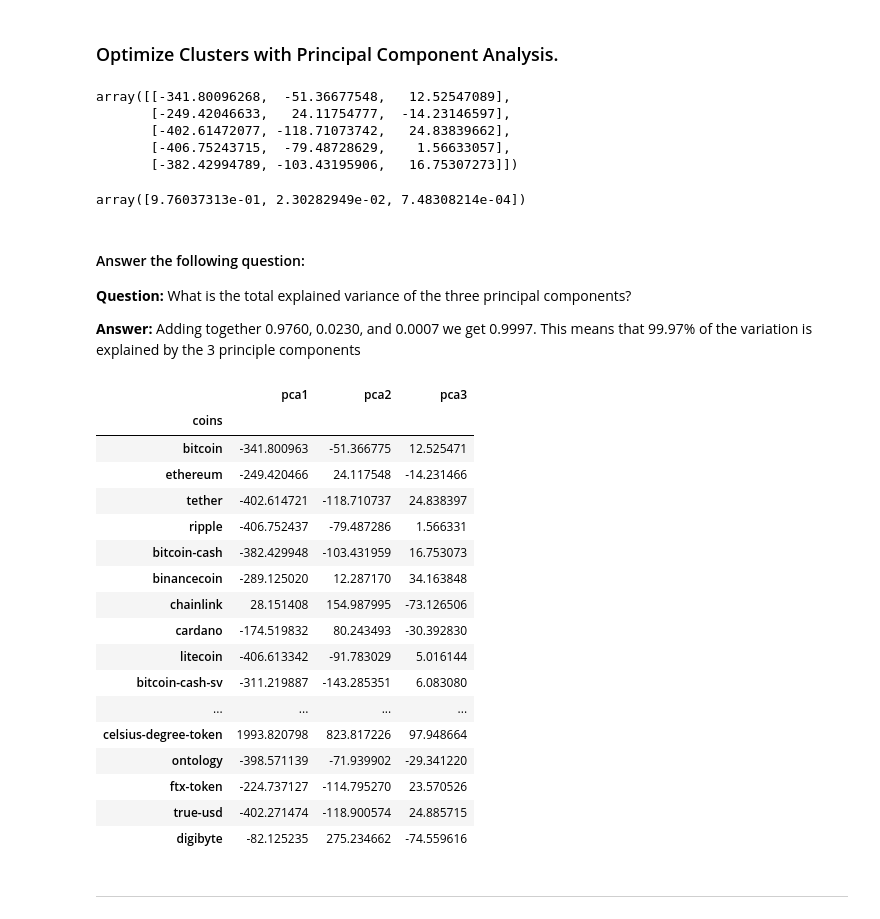
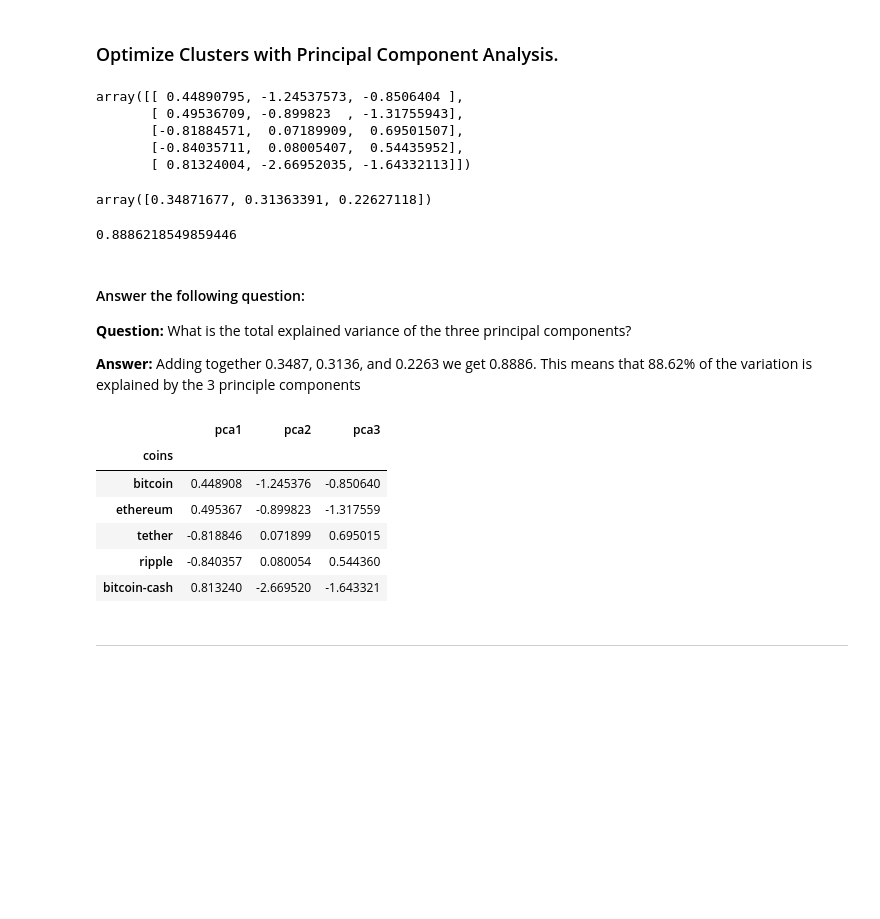
Before and after one commit to A-Reed23/CryptoPredict, a Jupyter notebook: Crypto_Clustering_Worked.ipynb, the cells around one changed output. Drawn from its saved outputs; the diff is of its cells as text; code cells hidden in the pictures; blank space fills up the shorter version.

```diff
--- a/Crypto_Clustering_Worked.ipynb
+++ b/Crypto_Clustering_Worked.ipynb
@@ -62,10 +62,7 @@ df_market_data.hvplot.line(
 ### Prepare the Data
 # %%
 # Use the `StandardScaler()` module from scikit-learn to normalize the data from the CSV file
-scaled = StandardScaler().fit_transform(df_market_data[['price_change_percentage_24h', 'price_change_percentage_7d',
-        'price_change_percentage_14d', 'price_change_percentage_30d',
-        'price_change_percentage_60d', 'price_change_percentage_200d',
-        'price_change_percentage_1y']])
+scaled = StandardScaler().fit_transform(df_market_data)
 # %%
 # Create a DataFrame with the scaled data
 scaled_df = pd.DataFrame(scaled, columns= ['price_change_percentage_24h',
@@ -146,4 +141,7 @@ df.hvplot.line(x="k", y="inertia", title="Elbow Curve for Crypto k", xticks=ls)
 ### Cluster Cryptocurrencies with K-means Using the Original Data
 # %%
 # Initialize the K-Means model using the best value for k
-model = KMeans(n_clusters = 4)
+model = KMeans(n_clusters = 4, random_state=1)
+
+# Fit the K-Means model using the scaled data
+model.fit_predict(scaled_df)
@@ -150,3 +150,0 @@ model = KMeans(n_clusters = 4)
-# %%
-# Fit the K-Means model using the scaled data
-model.fit(scaled_df)
@@ -198,60 +199,53 @@ pca =PCA(n_components=3)
 # %%
 # Use the PCA model with `fit_transform` to reduce to
 # three principal components.
-cryptoPCA = pca.fit_transform(df_market_data)
+cryptoPCA = pca.fit_transform(pred)
 # View the first five rows of the DataFrame.
 cryptoPCA[:5]
 # %% [output]
-array([[-341.80096268,  -51.36677548,   12.52547089],
-       [-249.42046633,   24.11754777,  -14.23146597],
-       [-402.61472077, -118.71073742,   24.83839662],
-       [-406.75243715,  -79.48728629,    1.56633057],
-       [-382.42994789, -103.43195906,   16.75307273]])
+array([[ 0.44890795, -1.24537573, -0.8506404 ],
+       [ 0.49536709, -0.899823  , -1.31755943],
+       [-0.81884571,  0.07189909,  0.69501507],
+       [-0.84035711,  0.08005407,  0.54435952],
+       [ 0.81324004, -2.66952035, -1.64332113]])
 # %%
 # Retrieve the explained variance to determine how much information
 # can be attributed to each principal component.
 pca.explained_variance_ratio_
 # %% [output]
-array([9.76037313e-01, 2.30282949e-02, 7.48308214e-04])
+array([0.34871677, 0.31363391, 0.22627118])
+# %%
+sum(pca.explained_variance_ratio_)
+# %% [output]
+0.8886218549859446
 # %% [markdown]
 #### Answer the following question:
 
 **Question:** What is the total explained variance of the three principal components?
 
-**Answer:** Adding together 0.9760, 0.0230, and 0.0007 we get 0.9997.
-This means that 99.97% of the variation is explained by the 3 principle components
+**Answer:** Adding together 0.3487, 0.3136, and 0.2263 we get 0.8886.
+This means that 88.62% of the variation is explained by the 3 principle components
 # %%
 # Create a new DataFrame with the PCA data.
 pca_df= pd.DataFrame(cryptoPCA, columns= ['pca1', 'pca2', 'pca3'])
 # Creating a DataFrame with the PCA data
 pca_df['coins']= df_market_data.index
 # Copy the crypto names from the original data
 
 
 # Set the coinid column as index
 pca_df= pca_df.set_index('coins')
 
 # Display sample data
-pca_df
+pca_df.head()
 # %% [output]
 |  | pca1 | pca2 | pca3 |
 | coins |  |  |  |
-| bitcoin | -341.800963 | -51.366775 | 12.525471 |
-| ethereum | -249.420466 | 24.117548 | -14.231466 |
-| tether | -402.614721 | -118.710737 | 24.838397 |
-| ripple | -406.752437 | -79.487286 | 1.566331 |
-| bitcoin-cash | -382.429948 | -103.431959 | 16.753073 |
-| binancecoin | -289.125020 | 12.287170 | 34.163848 |
-| chainlink | 28.151408 | 154.987995 | -73.126506 |
-| cardano | -174.519832 | 80.243493 | -30.392830 |
-| litecoin | -406.613342 | -91.783029 | 5.016144 |
-| bitcoin-cash-sv | -311.219887 | -143.285351 | 6.083080 |
-| ... | ... | ... | ... |
-| celsius-degree-token | 1993.820798 | 823.817226 | 97.948664 |
-| ontology | -398.571139 | -71.939902 | -29.341220 |
-| ftx-token | -224.737127 | -114.795270 | 23.570526 |
-| true-usd | -402.271474 | -118.900574 | 24.885715 |
-| digibyte | -82.125235 | 275.234662 | -74.559616 |
+| bitcoin | 0.448908 | -1.245376 | -0.850640 |
+| ethereum | 0.495367 | -0.899823 | -1.317559 |
+| tether | -0.818846 | 0.071899 | 0.695015 |
+| ripple | -0.840357 | 0.080054 | 0.544360 |
+| bitcoin-cash | 0.813240 | -2.669520 | -1.643321 |
 # %% [markdown]
 ---
 # %% [markdown]
```
Also changed, not shown: parts of 21 cells of this notebook.
